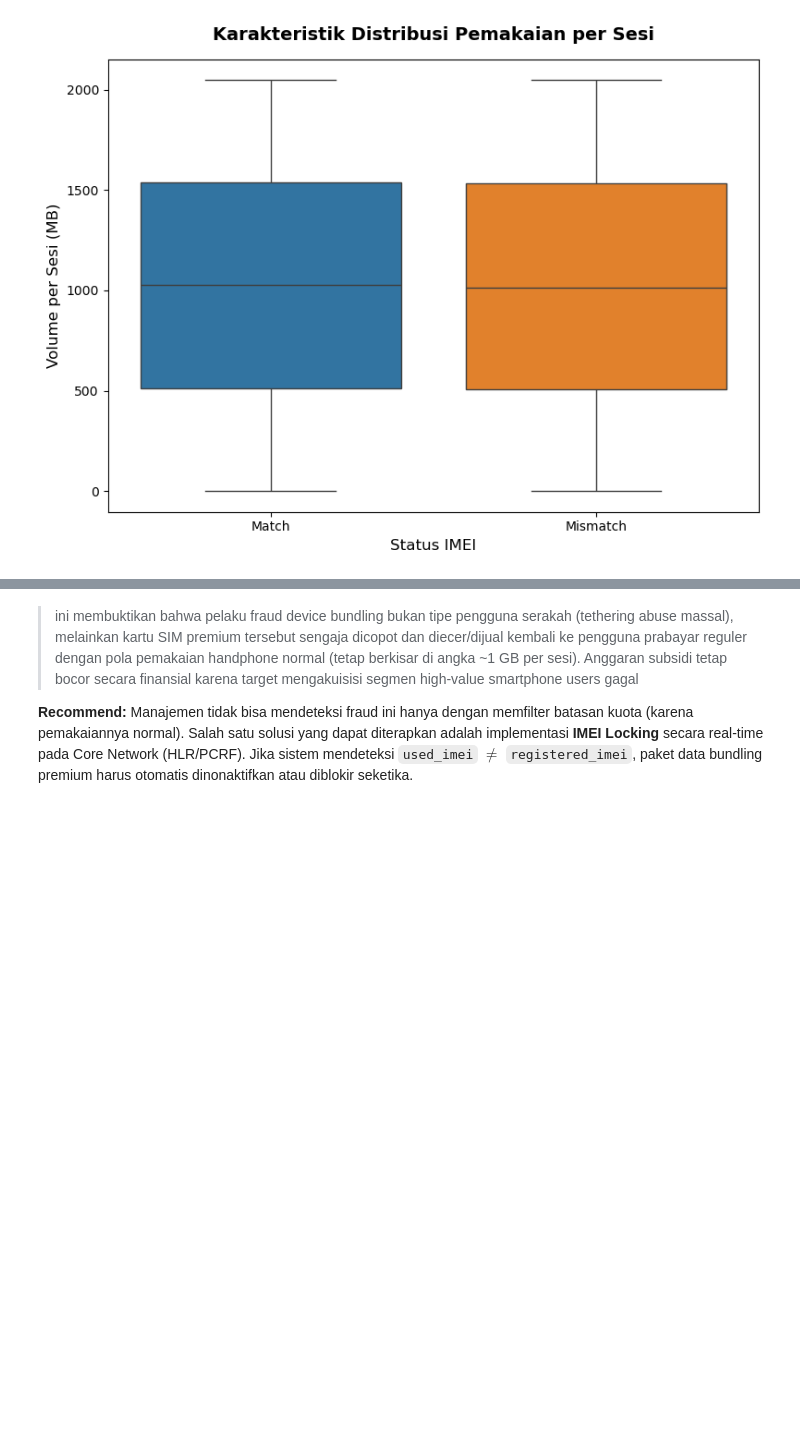
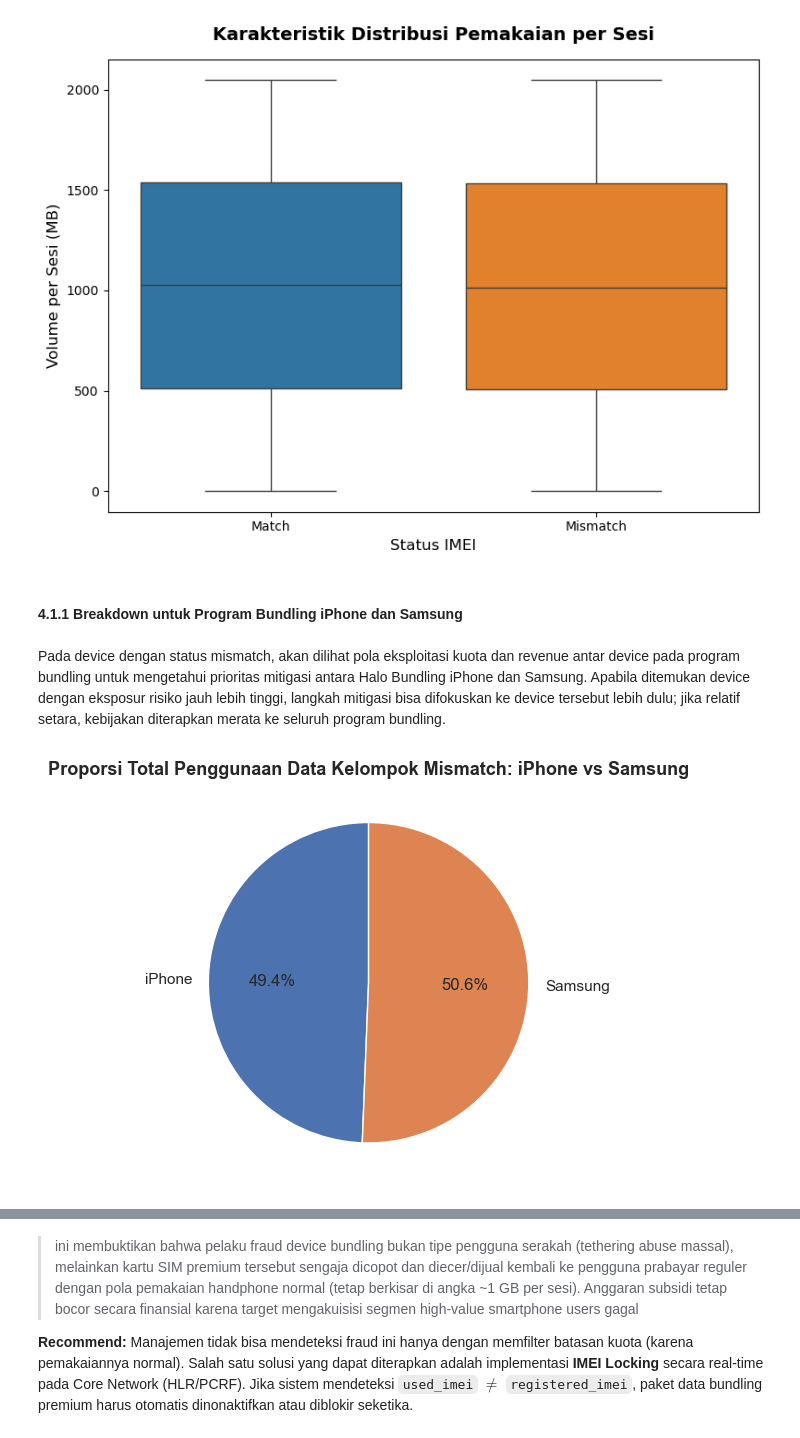
Before and after one commit to rafiandrianto/Capstone2_New, a Jupyter notebook: notebooks/1.0-bdp-inital-data-exploration.ipynb, the cells around one changed output, grey strips where cells are left out. Saved outputs shown, nothing was run; the diff lists cells and outputs as text; code cells hidden in the pictures; blank space fills up the shorter version.

Commit message:
breakdown 4_1_1

```diff
--- a/notebooks/1.0-bdp-inital-data-exploration.ipynb
+++ b/notebooks/1.0-bdp-inital-data-exploration.ipynb
@@ -499,3 +499,26 @@ plt.tight_layout()
 plt.show()
 # %% [output]
 [figure]
+# %% [markdown]
+#### 4.1.1 Breakdown untuk Program Bundling iPhone dan Samsung
+# %% [markdown]
+Pada device dengan status mismatch, akan dilihat pola eksploitasi kuota dan revenue antar device pada program bundling untuk mengetahui prioritas mitigasi antara Halo Bundling iPhone dan Samsung. Apabila ditemukan device dengan eksposur risiko jauh lebih tinggi, langkah mitigasi bisa difokuskan ke device tersebut lebih dulu; jika relatif setara, kebijakan diterapkan merata ke seluruh program bundling.
+# %%
+df_iphone = df_bundling[df_bundling['package_name'] == 'Halo Bundling iPhone']
+df_samsung = df_bundling[df_bundling['package_name'] == 'Halo Bundling Samsung']
+# %%
+mismatch_iphone = df_iphone[df_iphone['imei_status'] == 'Mismatch']
+mismatch_samsung = df_samsung[df_samsung['imei_status'] == 'Mismatch']
+# %%
+total_data_device = pd.Series({
+    'iPhone': mismatch_iphone['payload_mb'].sum(),
+    'Samsung': mismatch_samsung['payload_mb'].sum()
+})
+
+plt.figure(figsize=(5, 5))
+plt.pie(total_data_device, labels=total_data_device.index, autopct='%1.1f%%', startangle=90, colors=['#4C72B0', '#DD8452'])
+plt.title('Proporsi Total Penggunaan Data Kelompok Mismatch: iPhone vs Samsung', fontsize=13, fontweight='bold')
+plt.tight_layout()
+plt.show()
+# %% [output]
+[figure, added]
```
Also changed, not shown: parts of 3 cells of this notebook.
